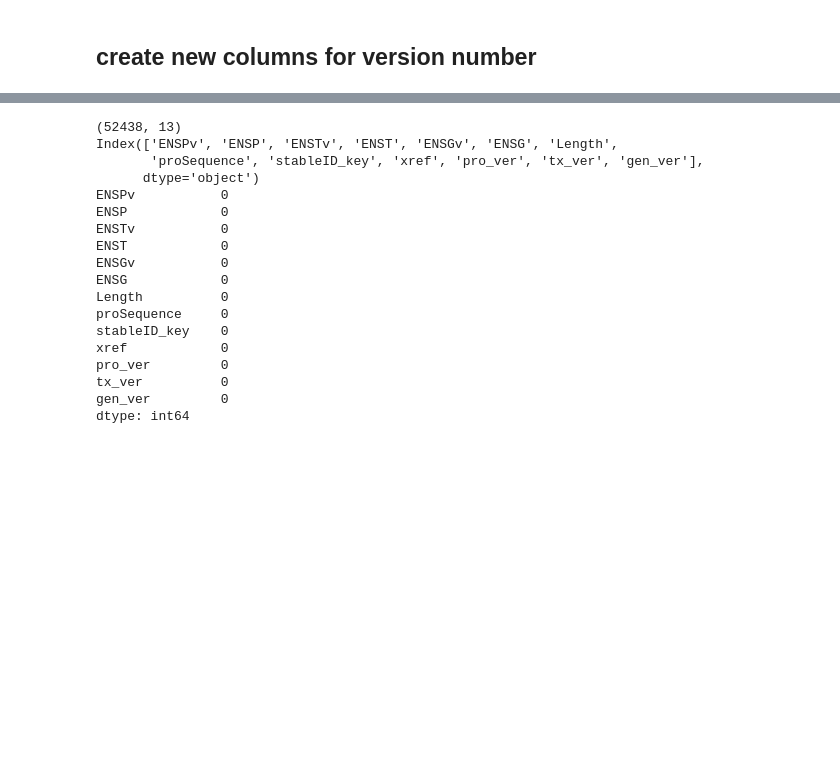
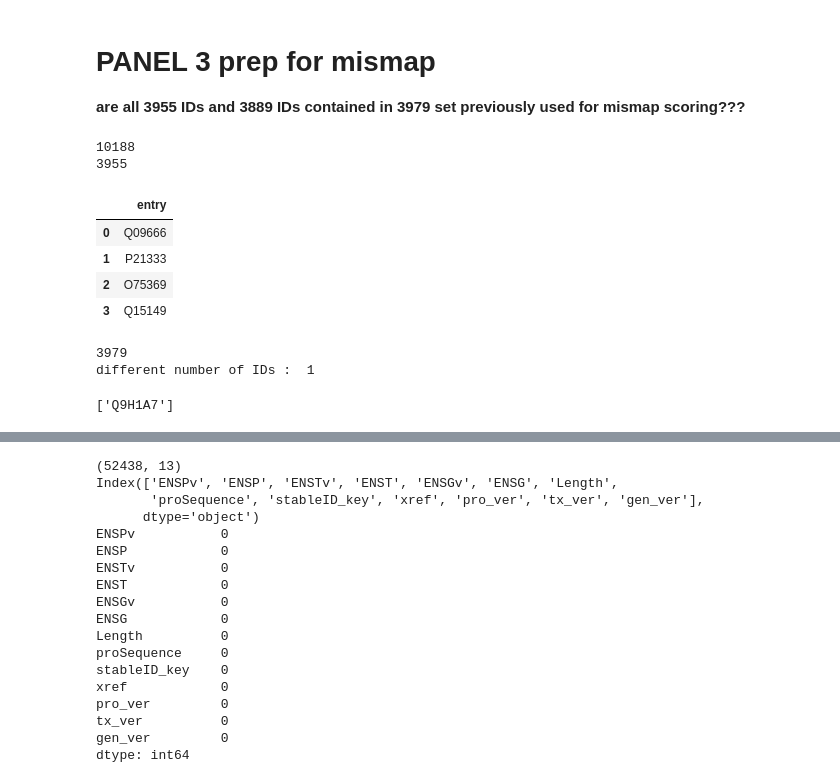
Before and after one commit to Mfpfox/MAPPING, a Jupyter notebook: E19_11_18_calc_multimapping.ipynb, the cells around one changed output, grey strips where cells are left out. Saved outputs shown, nothing was run; the diff lists cells and outputs as text; code cells hidden in the pictures; blank space fills up the shorter version.

```diff
--- a/E19_11_18_calc_multimapping.ipynb
+++ b/E19_11_18_calc_multimapping.ipynb
@@ -74,2 +143,0 @@ shared85.head(3)
-# %% [markdown]
-## create new columns for version number
@@ -91,0 +144,38 @@ def split_version(df):
+# %% [markdown]
+# PANEL 3 prep for mismap
+**are all 3955 IDs and 3889 IDs contained in 3979 set previously used for mismap scoring???**
+# %%
+ls3955 = list(v85['xref'])
+print(len(ls3955))
+set3955 = set(ls3955)
+print(len(set3955))
+
+ls3889 = list(shared85['xref'])
+set3889 = set(ls3889)
+print(len(ls3889))
+print(len(set3889))
+# %% [output]
+10188
+3955
+# %%
+df3979 = pd.read_csv("/Users/mariapalafox/Box Sync/CODE_DATA/dir_MAPpaper/TSV_UNIPROT_xref/IDs/uniprot3979_IDs.csv")
+df3979.head(4)
+# %% [output]
+|  | entry |
+| 0 | Q09666 |
+| 1 | P21333 |
+| 2 | O75369 |
+| 3 | Q15149 |
+# %%
+ls3979 = list(df3979.entry)
+print(len(ls3979))
+
+diffls = diffList(ls3955, ls3979)
+diffls
+
+diff2 = diffList(ls3889, ls3979)
+diff2
+# %% [output]
+3979
+different number of IDs :  1
+['Q9H1A7']
```
Also changed, not shown: parts of 28 cells of this notebook, 3 other files.
